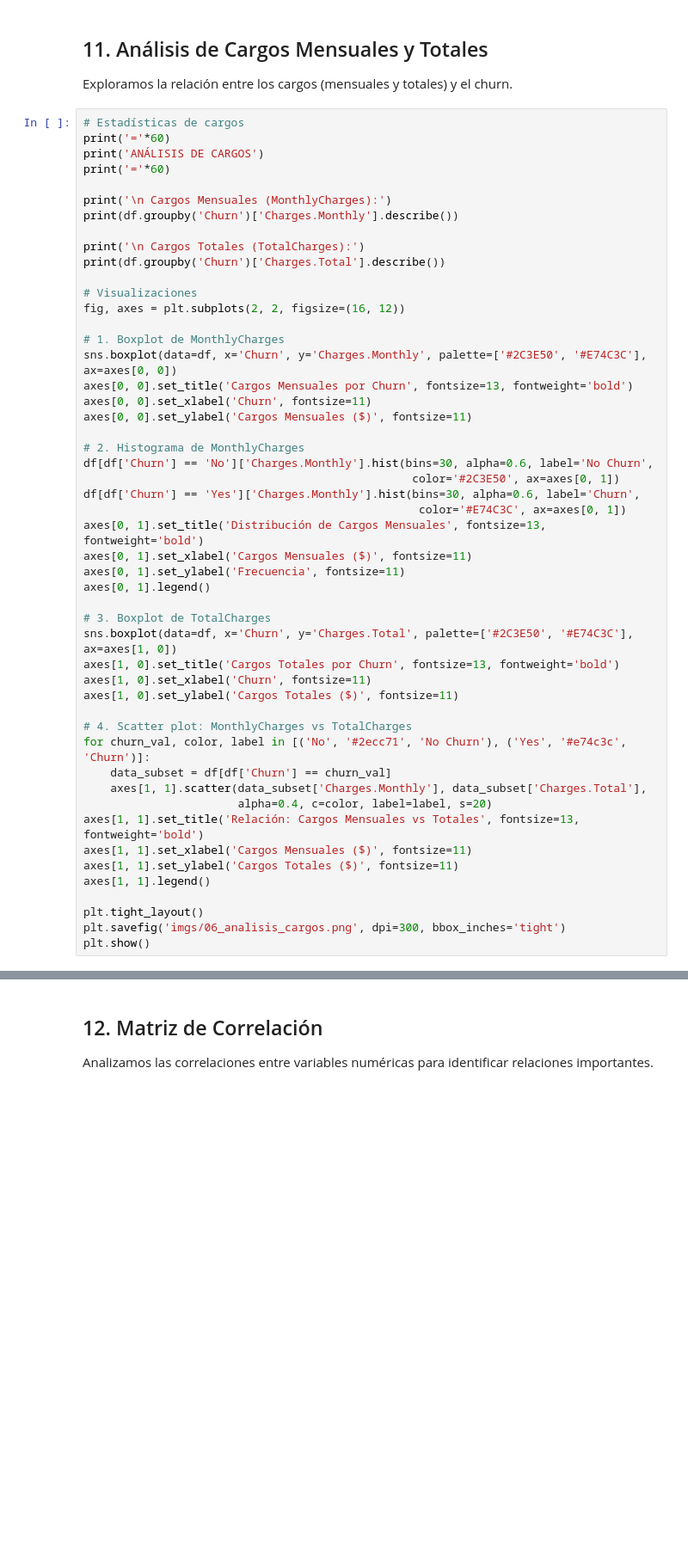
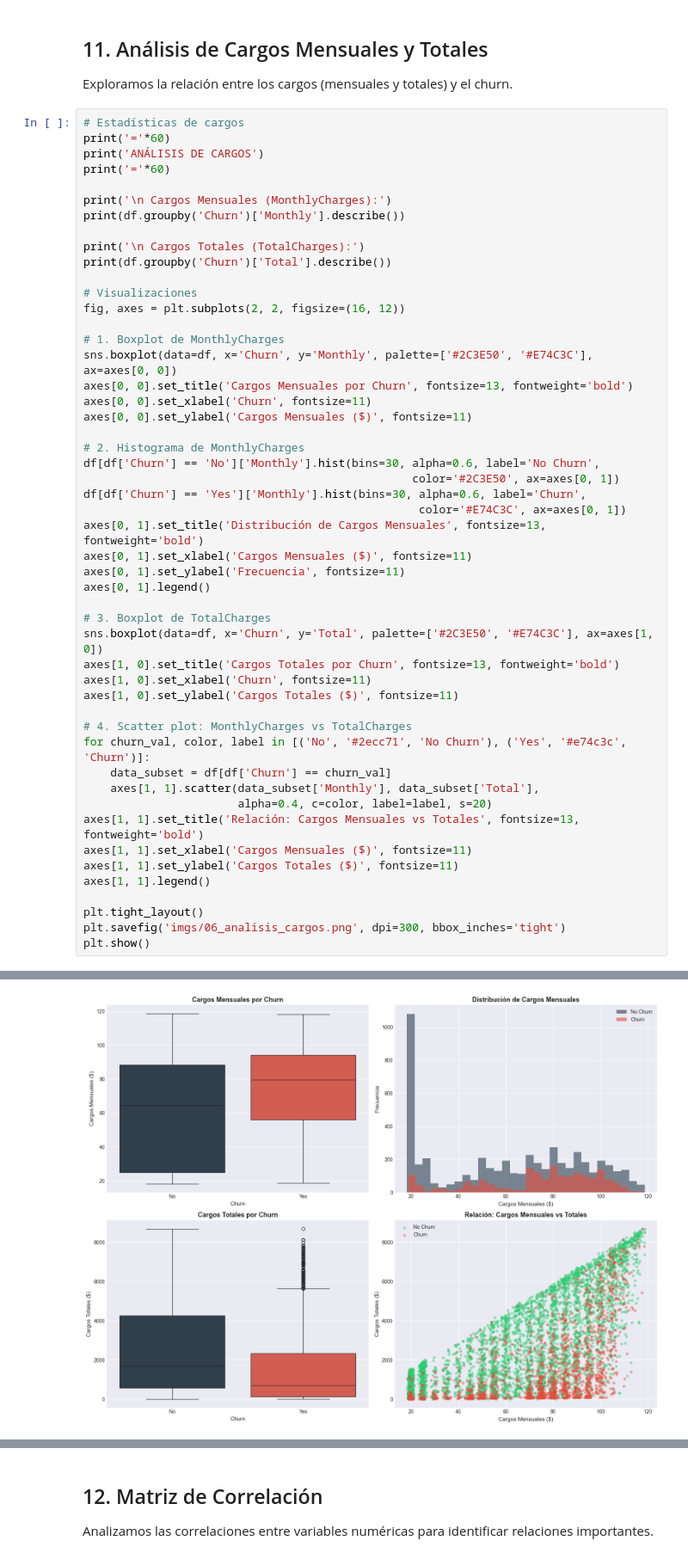
Before and after one commit to LenninTemoche/Challenge-TelecomX-Alura-One-DS, a Jupyter notebook: TelecomX_ETL.ipynb, the cells around one changed output, grey strips where cells are left out. Shown at 86% size. Cells and saved outputs as stored; diff of their text form; blank space fills up the shorter version.

```diff
--- a/TelecomX_ETL.ipynb
+++ b/TelecomX_ETL.ipynb
@@ -842,24 +1060,24 @@ print('ANÁLISIS DE CARGOS')
 print('='*60)
 
 print('\n Cargos Mensuales (MonthlyCharges):')
-print(df.groupby('Churn')['Charges.Monthly'].describe())
+print(df.groupby('Churn')['Monthly'].describe())
 
 print('\n Cargos Totales (TotalCharges):')
-print(df.groupby('Churn')['Charges.Total'].describe())
+print(df.groupby('Churn')['Total'].describe())
 
 # Visualizaciones
 fig, axes = plt.subplots(2, 2, figsize=(16, 12))
 
 # 1. Boxplot de MonthlyCharges
-sns.boxplot(data=df, x='Churn', y='Charges.Monthly', palette=['#2C3E50', '#E74C3C'], ax=axes[0, 0])
+sns.boxplot(data=df, x='Churn', y='Monthly', palette=['#2C3E50', '#E74C3C'], ax=axes[0, 0])
 axes[0, 0].set_title('Cargos Mensuales por Churn', fontsize=13, fontweight='bold')
 axes[0, 0].set_xlabel('Churn', fontsize=11)
 axes[0, 0].set_ylabel('Cargos Mensuales ($)', fontsize=11)
 
 # 2. Histograma de MonthlyCharges
-df[df['Churn'] == 'No']['Charges.Monthly'].hist(bins=30, alpha=0.6, label='No Churn',
+df[df['Churn'] == 'No']['Monthly'].hist(bins=30, alpha=0.6, label='No Churn',
                                                  color='#2C3E50', ax=axes[0, 1])
-df[df['Churn'] == 'Yes']['Charges.Monthly'].hist(bins=30, alpha=0.6, label='Churn',
+df[df['Churn'] == 'Yes']['Monthly'].hist(bins=30, alpha=0.6, label='Churn',
                                                   color='#E74C3C', ax=axes[0, 1])
 axes[0, 1].set_title('Distribución de Cargos Mensuales', fontsize=13, fontweight='bold')
 axes[0, 1].set_xlabel('Cargos Mensuales ($)', fontsize=11)
@@ -867,7 +1085,7 @@ axes[0, 1].set_ylabel('Frecuencia', fontsize=11)
 axes[0, 1].legend()
 
 # 3. Boxplot de TotalCharges
-sns.boxplot(data=df, x='Churn', y='Charges.Total', palette=['#2C3E50', '#E74C3C'], ax=axes[1, 0])
+sns.boxplot(data=df, x='Churn', y='Total', palette=['#2C3E50', '#E74C3C'], ax=axes[1, 0])
 axes[1, 0].set_title('Cargos Totales por Churn', fontsize=13, fontweight='bold')
 axes[1, 0].set_xlabel('Churn', fontsize=11)
 axes[1, 0].set_ylabel('Cargos Totales ($)', fontsize=11)
@@ -875,7 +1093,7 @@ axes[1, 0].set_ylabel('Cargos Totales ($)', fontsize=11)
 # 4. Scatter plot: MonthlyCharges vs TotalCharges
 for churn_val, color, label in [('No', '#2ecc71', 'No Churn'), ('Yes', '#e74c3c', 'Churn')]:
     data_subset = df[df['Churn'] == churn_val]
-    axes[1, 1].scatter(data_subset['Charges.Monthly'], data_subset['Charges.Total'],
+    axes[1, 1].scatter(data_subset['Monthly'], data_subset['Total'],
                        alpha=0.4, c=color, label=label, s=20)
 axes[1, 1].set_title('Relación: Cargos Mensuales vs Totales', fontsize=13, fontweight='bold')
 axes[1, 1].set_xlabel('Cargos Mensuales ($)', fontsize=11)
@@ -885,3 +1103,4 @@ axes[1, 1].legend()
 plt.tight_layout()
 plt.savefig('imgs/06_analisis_cargos.png', dpi=300, bbox_inches='tight')
 plt.show()
+# %% [output]
@@ -888,3 +1127,4 @@ plt.show()
+[figure, added]
 # %% [markdown]
 ### Hallazgos del Análisis de Cargos Mensuales y Totales
 
```
Also changed, not shown: parts of 10 cells of this notebook, 8 other files.
